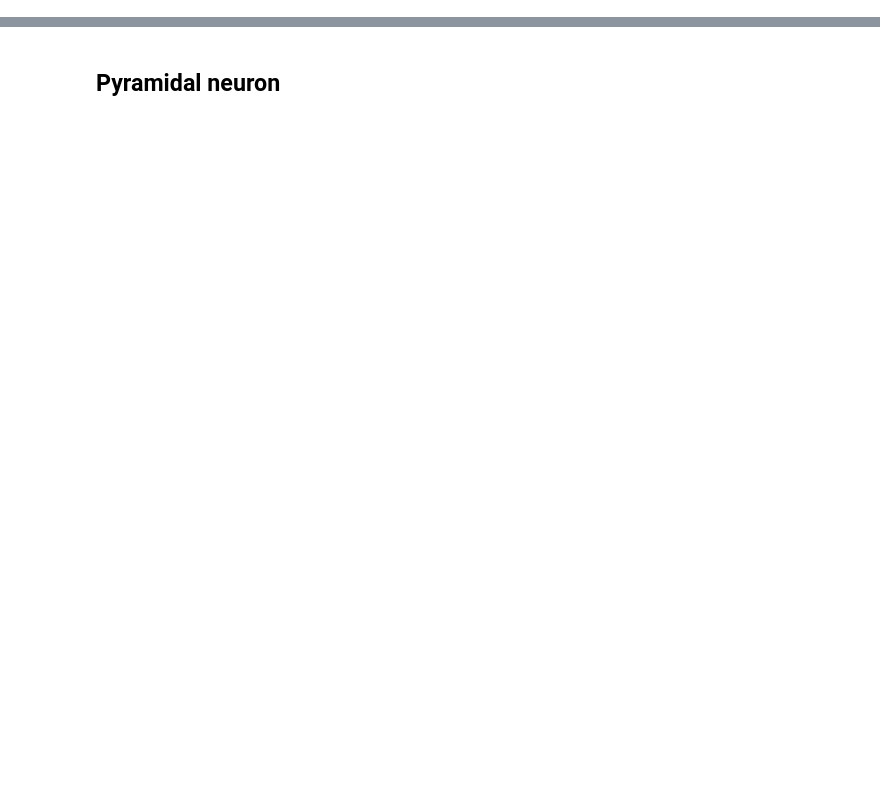
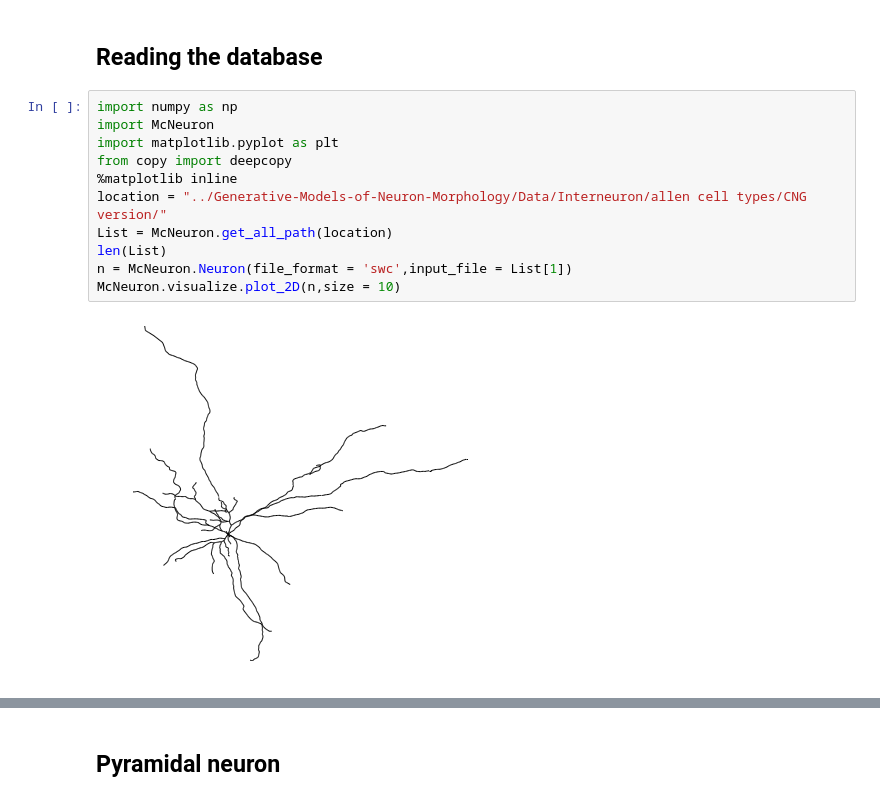
Before and after one commit to RoozbehFarhoodi/McNeuron, a Jupyter notebook: Generating Neurons.ipynb, the cells around one changed output, grey strips where cells are left out. Drawn from its saved outputs; the diff is of its cells as text; blank space fills up the shorter version.

```diff
--- a/Generating Neurons.ipynb
+++ b/Generating Neurons.ipynb
@@ -5,0 +6,15 @@ In this a neuron that has the same features of real neurons is generated by Mont
+# %% [markdown]
+## Reading the database
+# %%
+import numpy as np
+import McNeuron
+import matplotlib.pyplot as plt
+from copy import deepcopy
+%matplotlib inline
+location = "../Generative-Models-of-Neuron-Morphology/Data/Interneuron/allen cell types/CNG version/"
+List = McNeuron.get_all_path(location)
+len(List)
+n = McNeuron.Neuron(file_format = 'swc',input_file = List[1])
+McNeuron.visualize.plot_2D(n,size = 10)
+# %% [output]
+[figure, added]
```
Also changed, not shown: parts of 29 cells of this notebook, 21 other files.
